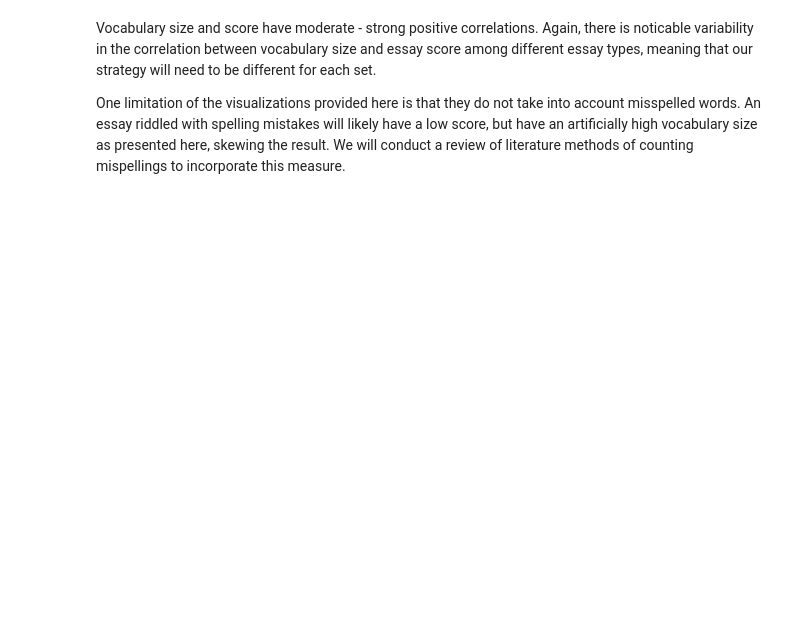
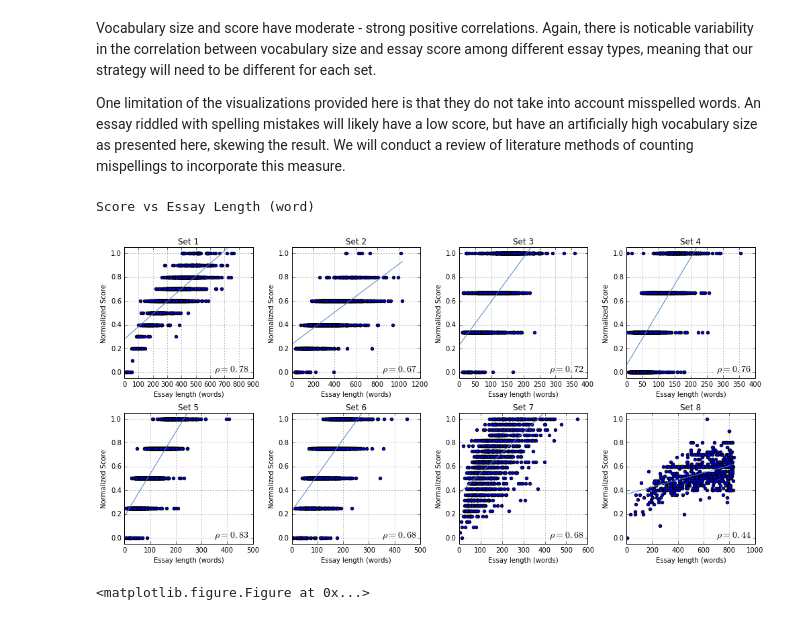
Before and after one commit to mihirchakradeo/Automatic-Essay-Grading-Website, a Jupyter notebook: data_exploration_prep.ipynb, the cells around one changed output. Drawn from its saved outputs; the diff is of its cells as text; code cells hidden in the pictures; blank space fills up the shorter version.

Commit message:
add figure

```diff
--- a/data_exploration_prep.ipynb
+++ b/data_exploration_prep.ipynb
@@ -274,3 +277,40 @@ Score vs Number of Unique Words
 Vocabulary size and score have moderate - strong positive correlations. Again, there is noticable variability in the correlation between vocabulary size and essay score among different essay types, meaning that our strategy will need to be different for each set.
 
 One limitation of the visualizations provided here is that they do not take into account misspelled words. An essay riddled with spelling mistakes will likely have a low score, but have an artificially high vocabulary size as presented here, skewing the result. We will conduct a review of literature methods of counting mispellings to incorporate this measure.
+# %%
+print 'Score vs Essay Length (word)'
+fig = plt.figure(figsize=(14, 7))
+for i in range(8):
+    # List of essay lengths (word counts)
+    word_count = X[i].sum(axis=1)
+
+    # Plot Score vs Essay Length
+    ax = fig.add_subplot(2, 4, i+1)
+    ax.scatter(word_count, Y[i])
+
+    # Linear regression
+    lin_reg = LinearRegression()
+    lin_reg.fit(word_count, Y[i])
+    a = lin_reg.coef_
+    b = lin_reg.intercept_
+    ax.plot([0, np.max(word_count)], [b, b+a*np.max(word_count)], color='#4E84C4', zorder=1)
+
+    # Spearman's correlation for essay length and score
+    rho = spearmanr(word_count, Y[i])[0]
+    # Axis properties
+    fontdict = {'fontsize':14}
+    text = '$\\rho= %s$' % round(rho, 2)
+    ax.text(0.7, 0.05, text, transform=ax.transAxes, fontdict=fontdict)
+    ax.set_xlim(left=0)
+    ax.set_ylim(bottom=-0.05, top=1.05)
+    ax.set_title('Set %d' % (i+1))
+    ax.set_xlabel('Essay length (words)')
+    ax.set_ylabel('Normalized Score')
+    ax.grid()
+plt.tight_layout()
+plt.show()
+saveFigure(file_name='corr_length_overview', fig=fig, fig_size=(14, 7), save_dir='figures')
+# %% [output]
+Score vs Essay Length (word)
+[figure, added]
+<matplotlib.figure.Figure at 0x...>
```
Also changed, not shown: parts of 2 cells of this notebook, 2 other files.
